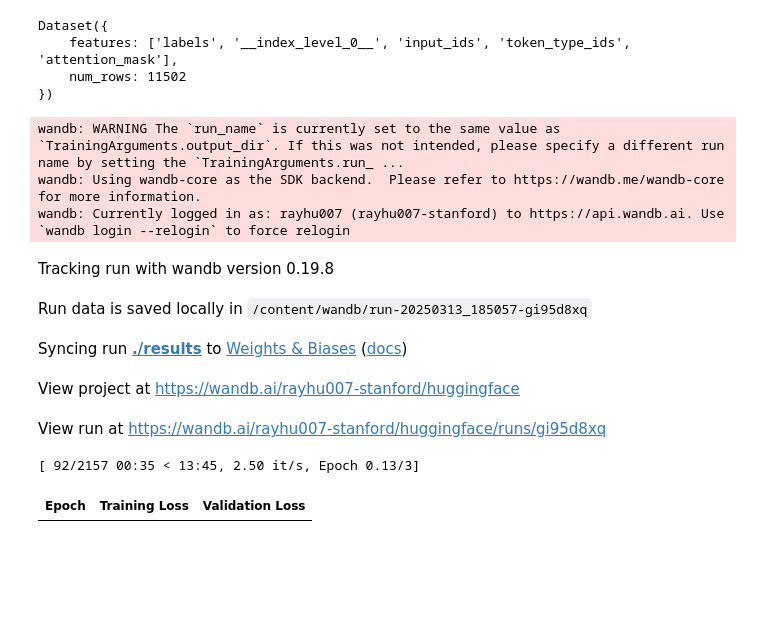
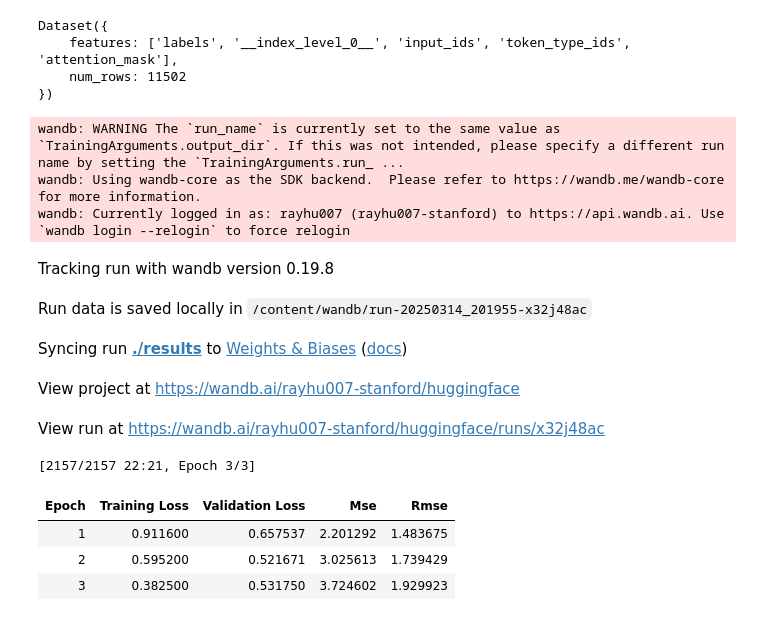
Before and after one commit to AI-knows-your-rights/CS224-TC, a Jupyter notebook: Ray_score_prediction.ipynb, the cells around one changed output. Saved outputs shown, nothing was run; the diff lists cells and outputs as text; code cells hidden in the pictures; blank space fills up the shorter version.

```diff
--- a/Ray_score_prediction.ipynb
+++ b/Ray_score_prediction.ipynb
@@ -336,20 +339,26 @@ lr_scheduler = get_scheduler(
     num_warmup_steps=0,
     num_training_steps=len(train_dataset) * 3,  # 3 epochs
 )
-# %%
-# Start training
-trainer.train()
-# %% [output]
-wandb: WARNING The `run_name` is currently set to the same value as `TrainingArguments.output_dir`. If this was not intended, please specify a different run name by setting the `TrainingArguments.run_ ...
-wandb: Using wandb-core as the SDK backend.  Please refer to https://wandb.me/wandb-core for more information.
-wandb: Currently logged in as: rayhu007 (rayhu007-stanford) to https://api.wandb.ai. Use `wandb login --relogin` to force relogin
-Tracking run with wandb version 0.19.8
-Run data is saved locally in /content/wandb/run-20250313_185057-gi95d8xq
-Syncing run ./results to Weights & Biases (docs)
-View project at https://wandb.ai/rayhu007-stanford/huggingface
-View run at https://wandb.ai/rayhu007-stanford/huggingface/runs/gi95d8xq
-[ 92/2157 00:35 < 13:45, 2.50 it/s, Epoch 0.13/3]
-| Epoch | Training Loss | Validation Loss |
+# %%
+# Start training
+#model.load_state_dict(torch.load('/content/drive/MyDrive/CS224N/training_completed.pth'))
+#model.eval()
+trainer.train()
+torch.save(model.state_dict(), '/content/drive/MyDrive/CS224N/training_completed.pth')
+# %% [output]
+wandb: WARNING The `run_name` is currently set to the same value as `TrainingArguments.output_dir`. If this was not intended, please specify a different run name by setting the `TrainingArguments.run_ ...
+wandb: Using wandb-core as the SDK backend.  Please refer to https://wandb.me/wandb-core for more information.
+wandb: Currently logged in as: rayhu007 (rayhu007-stanford) to https://api.wandb.ai. Use `wandb login --relogin` to force relogin
+Tracking run with wandb version 0.19.8
+Run data is saved locally in /content/wandb/run-20250314_201955-x32j48ac
+Syncing run ./results to Weights & Biases (docs)
+View project at https://wandb.ai/rayhu007-stanford/huggingface
+View run at https://wandb.ai/rayhu007-stanford/huggingface/runs/x32j48ac
+[2157/2157 22:21, Epoch 3/3]
+| Epoch | Training Loss | Validation Loss | Mse | Rmse |
+| 1 | 0.911600 | 0.657537 | 2.201292 | 1.483675 |
+| 2 | 0.595200 | 0.521671 | 3.025613 | 1.739429 |
+| 3 | 0.382500 | 0.531750 | 3.724602 | 1.929923 |
 # %%
 # Evaluate the model on test set
 test_results = trainer.evaluate()
```
Also changed, not shown: parts of 11 cells of this notebook.
